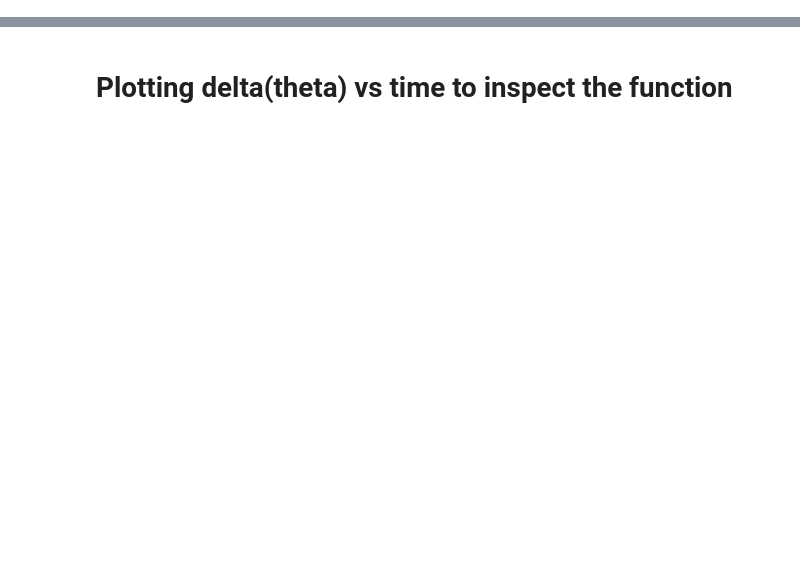
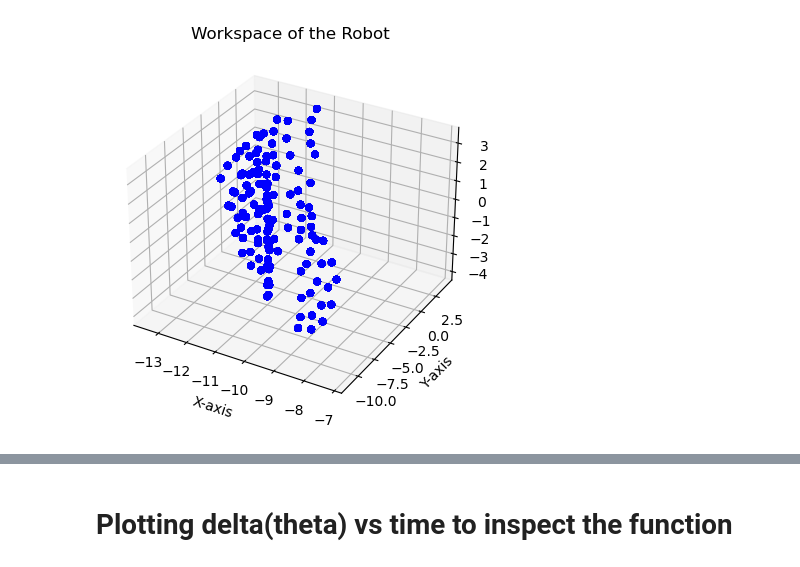
Before and after one commit to Abhimanyu-0/Xarm-6-robot, a Jupyter notebook: FOR Project.ipynb, the cells around one changed output, grey strips where cells are left out. Drawn from its saved outputs; the diff is of its cells as text; code cells hidden in the pictures; blank space fills up the shorter version.

```diff
--- a/FOR Project.ipynb
+++ b/FOR Project.ipynb
@@ -334,0 +299,22 @@ One step done next 71
+# %%
+end_effector_pos = []
+theta1_r = np.linspace(-30,30,5)
+theta2_r = np.linspace(-30,30,5)
+theta3_r = np.linspace(-30,30,5)
+theta4_r = np.linspace(30,30,5)
+theta5_r = np.linspace(30,30,5)
+theta6_r = np.linspace(30,30,5)
+
+for theta1 in theta1_r:
+    for theta2 in theta2_r:
+        for theta3 in theta3_r:
+            for theta4 in theta4_r:
+                for theta5 in theta5_r:
+                    for theta6 in theta6_r:
+
+                        robot = Robot(theta1,theta2,theta3,theta4,theta5,theta6)
+                        f = robot._endeff()[:,3][:3]
+                        end_effector_pos.append(f)
+                        print('step done')
+
+end_effector_positions = np.array(end_effector_pos)
@@ -335,3 +349,15 @@ One step done next 71
+# %%
+# Visualize the workspace
+fig = plt.figure()
+ax = fig.add_subplot(111, projection='3d')
+ax.scatter(end_effector_positions[:, 0], end_effector_positions[:, 1], end_effector_positions[:, 2], c='b', marker='o')
+ax.set_xlabel('X-axis')
+ax.set_ylabel('Y-axis')
+ax.set_zlabel('Z-axis')
+ax.set_title('Workspace of the Robot')
+plt.show()
+# %% [output]
+[figure, added]
 # %%
 plt.figure()
 ax = plt.axes(projection='3d')
```
Also changed, not shown: parts of 58 cells of this notebook.
